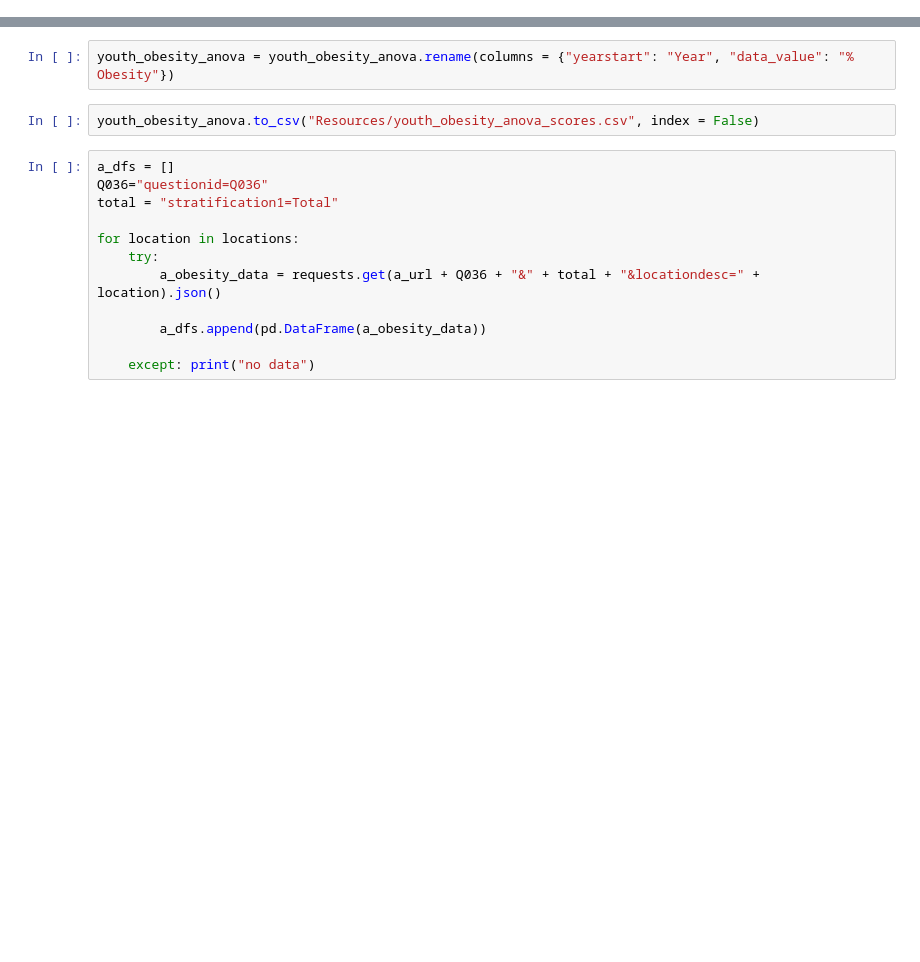
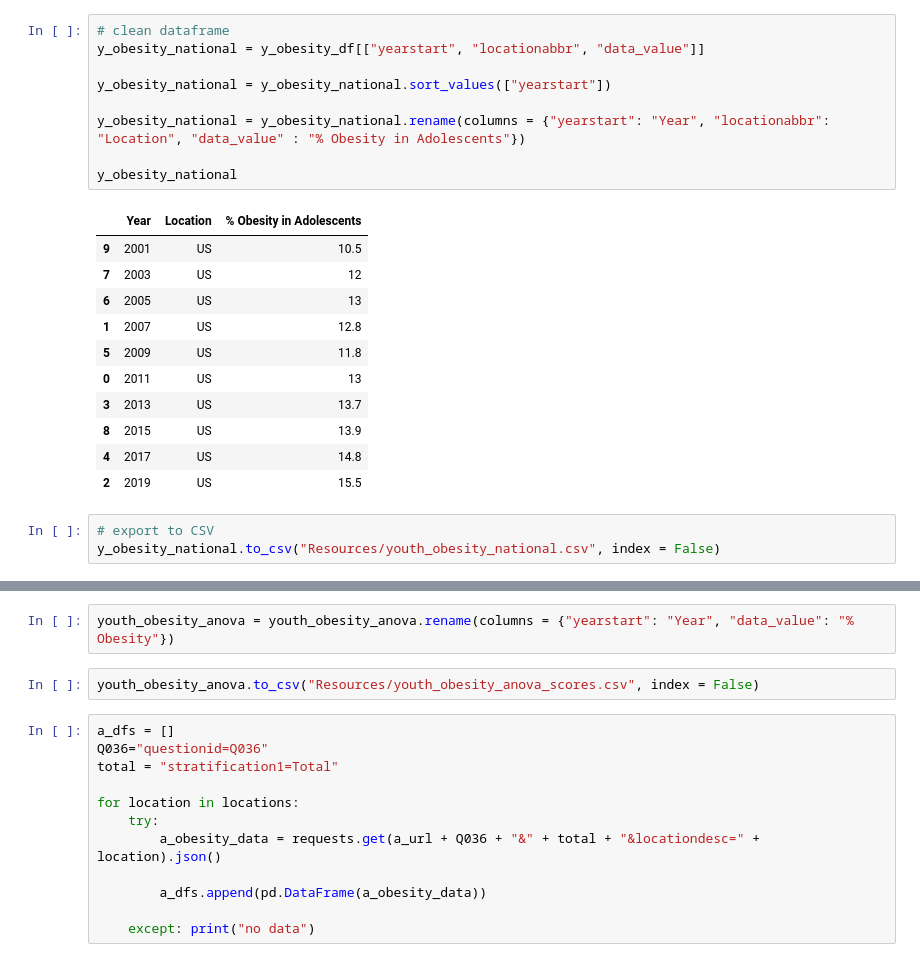
Before and after one commit to hthelander/Project-1, a Jupyter notebook: API_Obesity_dfs.ipynb, the cells around one changed output, grey strips where cells are left out. Cells and saved outputs as stored; diff of their text form; blank space fills up the shorter version.

```diff
--- a/API_Obesity_dfs.ipynb
+++ b/API_Obesity_dfs.ipynb
@@ -283,0 +325,24 @@ youth_obesity_summary.to_csv("Resources/youth_obesity_summary.csv")
+# %%
+# clean dataframe
+y_obesity_national = y_obesity_df[["yearstart", "locationabbr", "data_value"]]
+
+y_obesity_national = y_obesity_national.sort_values(["yearstart"])
+
+y_obesity_national = y_obesity_national.rename(columns = {"yearstart": "Year", "locationabbr": "Location", "data_value" : "% Obesity in Adolescents"})
+
+y_obesity_national
+# %% [output]
+|  | Year | Location | % Obesity in Adolescents |
+| 9 | 2001 | US | 10.5 |
+| 7 | 2003 | US | 12 |
+| 6 | 2005 | US | 13 |
+| 1 | 2007 | US | 12.8 |
+| 5 | 2009 | US | 11.8 |
+| 0 | 2011 | US | 13 |
+| 3 | 2013 | US | 13.7 |
+| 8 | 2015 | US | 13.9 |
+| 4 | 2017 | US | 14.8 |
+| 2 | 2019 | US | 15.5 |
+# %%
+# export to CSV
+y_obesity_national.to_csv("Resources/youth_obesity_national.csv", index = False)
```
Also changed, not shown: parts of 53 cells of this notebook, 5 other files.
